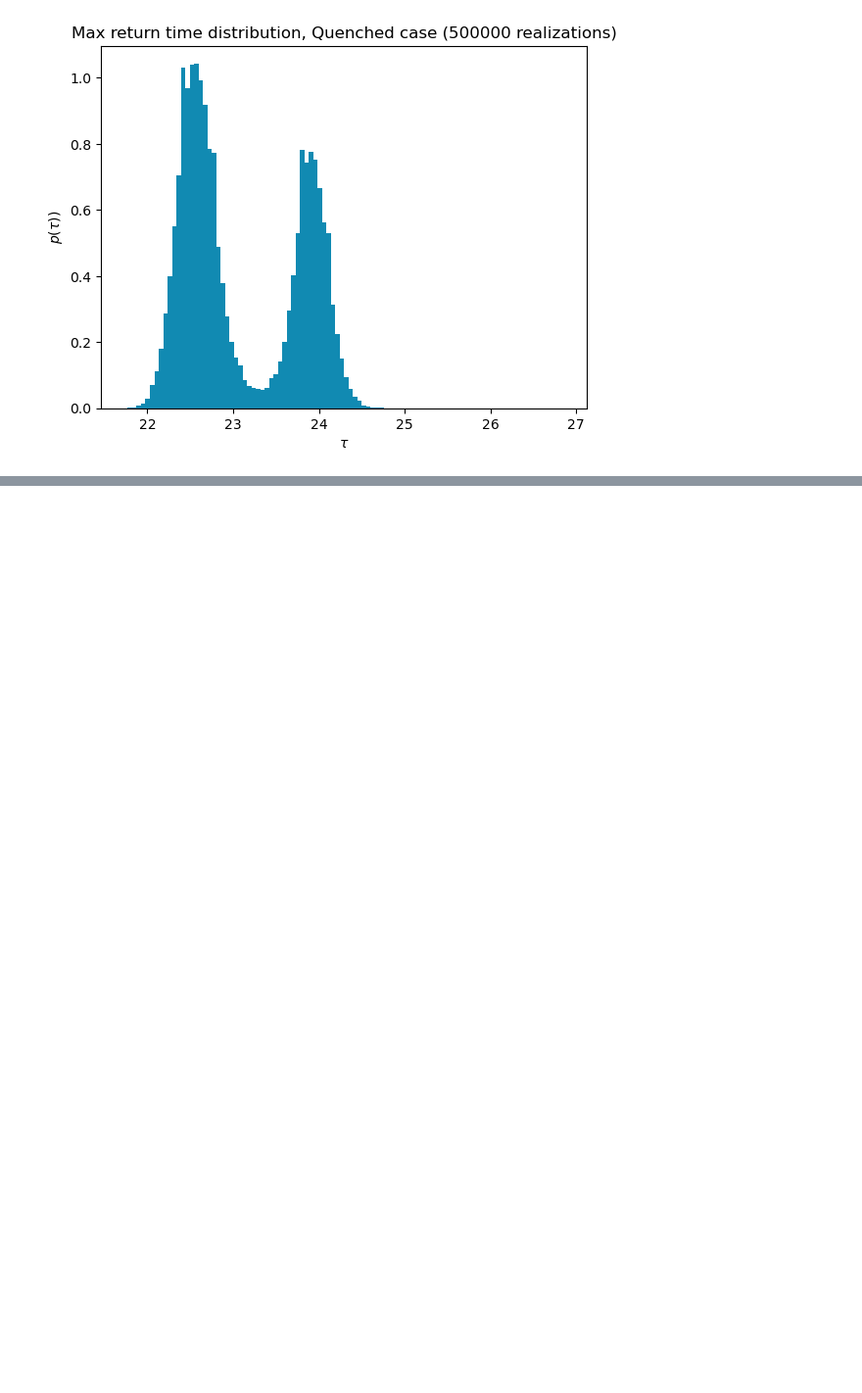
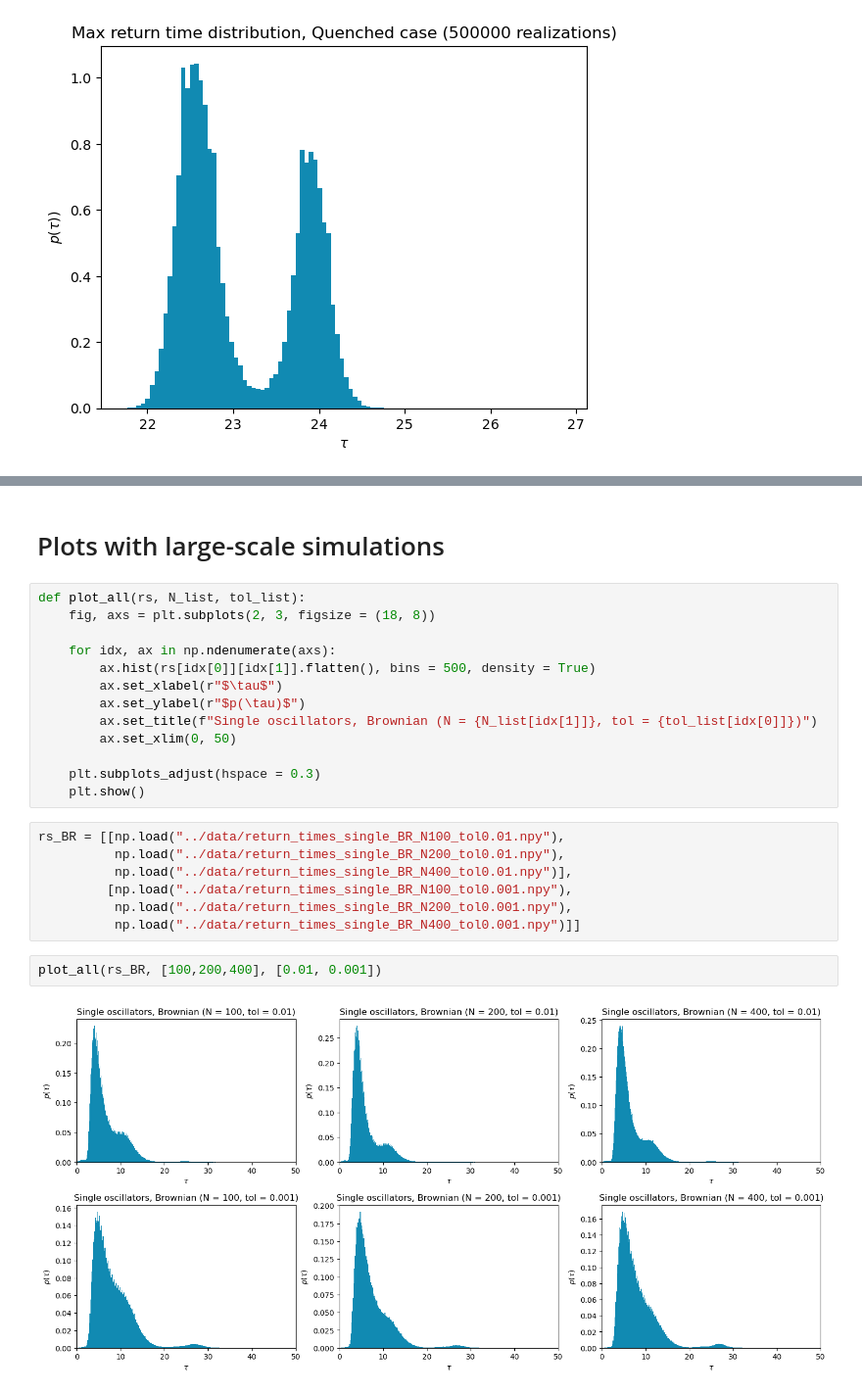
Before and after one commit to giorgionicoletti/OscillationsFH, a Jupyter notebook: notebooks/ReturnTimes.ipynb, the cells around one changed output, grey strips where cells are left out. Shown at 98% size. Saved outputs shown, nothing was run; the diff lists cells and outputs as text; blank space fills up the shorter version.

Commit message:
Return times plot

```diff
--- a/notebooks/ReturnTimes.ipynb
+++ b/notebooks/ReturnTimes.ipynb
@@ -355,3 +355,29 @@ plt.yscale('log')
 plt.show()
 # %% [output]
 [figure]
+# %% [markdown]
+# Plots with large-scale simulations
+# %%
+def plot_all(rs, N_list, tol_list):
+    fig, axs = plt.subplots(2, 3, figsize = (18, 8))
+
+    for idx, ax in np.ndenumerate(axs):
+        ax.hist(rs[idx[0]][idx[1]].flatten(), bins = 500, density = True)
+        ax.set_xlabel(r"$\tau$")
+        ax.set_ylabel(r"$p(\tau)$")
+        ax.set_title(f"Single oscillators, Brownian (N = {N_list[idx[1]]}, tol = {tol_list[idx[0]]})")
+        ax.set_xlim(0, 50)
+
+    plt.subplots_adjust(hspace = 0.3)
+    plt.show()
+# %%
+rs_BR = [[np.load("../data/return_times_single_BR_N100_tol0.01.npy"),
+          np.load("../data/return_times_single_BR_N200_tol0.01.npy"),
+          np.load("../data/return_times_single_BR_N400_tol0.01.npy")],
+         [np.load("../data/return_times_single_BR_N100_tol0.001.npy"),
+          np.load("../data/return_times_single_BR_N200_tol0.001.npy"),
+          np.load("../data/return_times_single_BR_N400_tol0.001.npy")]]
+# %%
+plot_all(rs_BR, [100,200,400], [0.01, 0.001])
+# %% [output]
+[figure, added]
```
Also changed, not shown: parts of 4 cells of this notebook, 1 other file.
